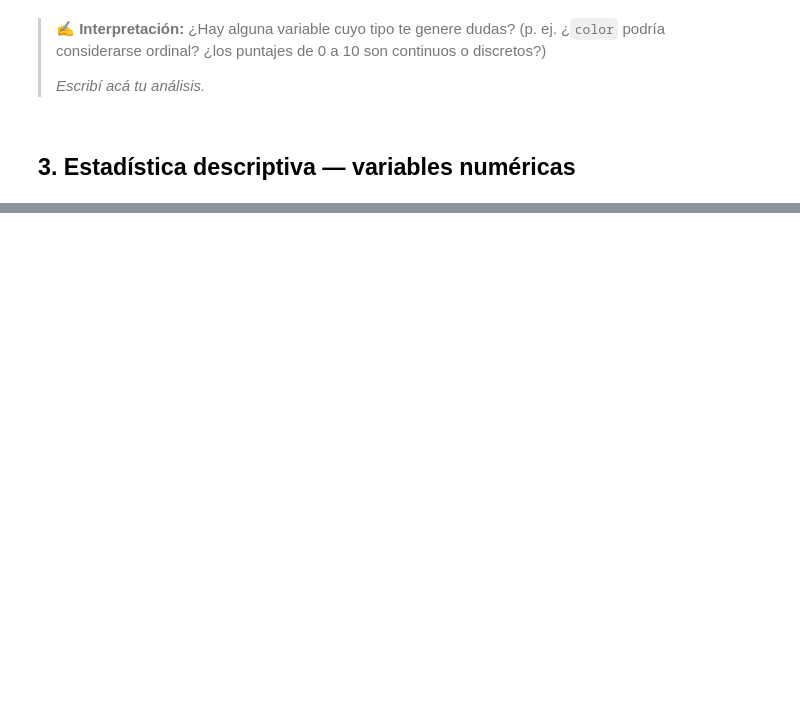
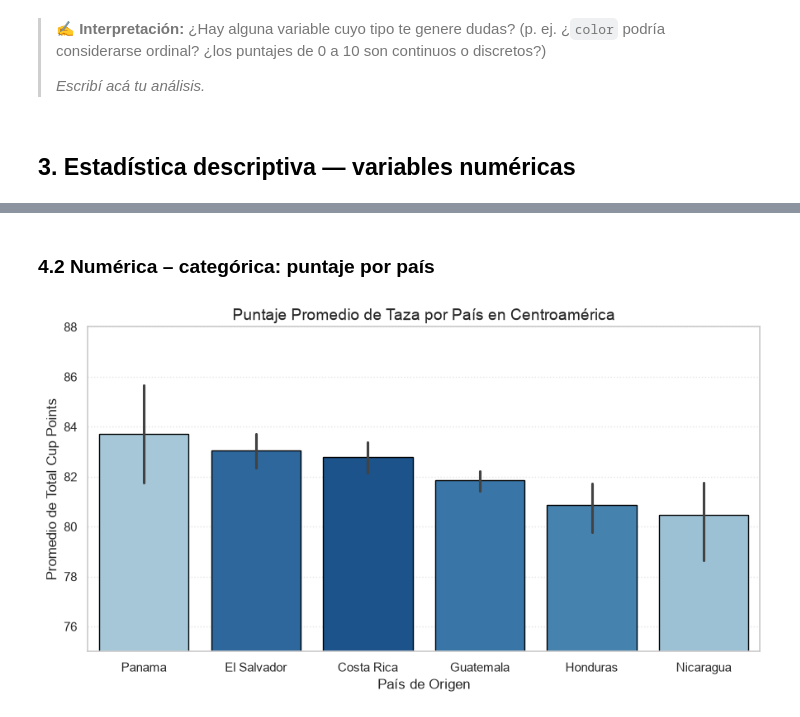
Before and after one commit to leonardobara/ceia, a Jupyter notebook: bimestre-1/analisis-de-datos/tps/act2-eda-basico/eda-coffee.ipynb, the cells around one changed output, grey strips where cells are left out. Saved outputs shown, nothing was run; the diff lists cells and outputs as text; code cells hidden in the pictures; blank space fills up the shorter version.

```diff
--- a/bimestre-1/analisis-de-datos/tps/act2-eda-basico/eda-coffee.ipynb
+++ b/bimestre-1/analisis-de-datos/tps/act2-eda-basico/eda-coffee.ipynb
@@ -449,0 +523,32 @@ Respondé brevemente cada pregunta guía con lo que encontraste:
+# %% [markdown]
+### 4.2 Numérica – categórica: puntaje por país
+# %%
+paises_ca = ["Honduras", "Costa Rica", "El Salvador", "Guatemala", "Nicaragua", "Panama"]
+df_region = df[df['country_of_origin'].isin(paises_ca)]
+
+plt.figure(figsize=(9, 5))
+# Ordenamos las barras de mayor a menor promedio automáticamente
+order = df_region.groupby('country_of_origin')['total_cup_points'].mean().sort_values(ascending=False).index
+
+sns.barplot(
+    data=df_region,
+    x='country_of_origin',
+    y='total_cup_points',
+    hue='country_of_origin',
+    palette='Blues_r',
+    order=order,
+    dodge=False,
+    legend=False, # <- Evita que se cree una leyenda redundante
+    edgecolor='black'
+)
+
+
+plt.ylim(75, 88)
+plt.title("Puntaje Promedio de Taza por País en Centroamérica", fontsize=14)
+plt.xlabel("País de Origen", fontsize=12)
+plt.ylabel("Promedio de Total Cup Points", fontsize=12)
+plt.grid(axis='y', linestyle=':', alpha=0.5)
+plt.tight_layout()
+plt.show()
+# %% [output]
+[figure, added]
```
Also changed, not shown: parts of 55 cells of this notebook.
